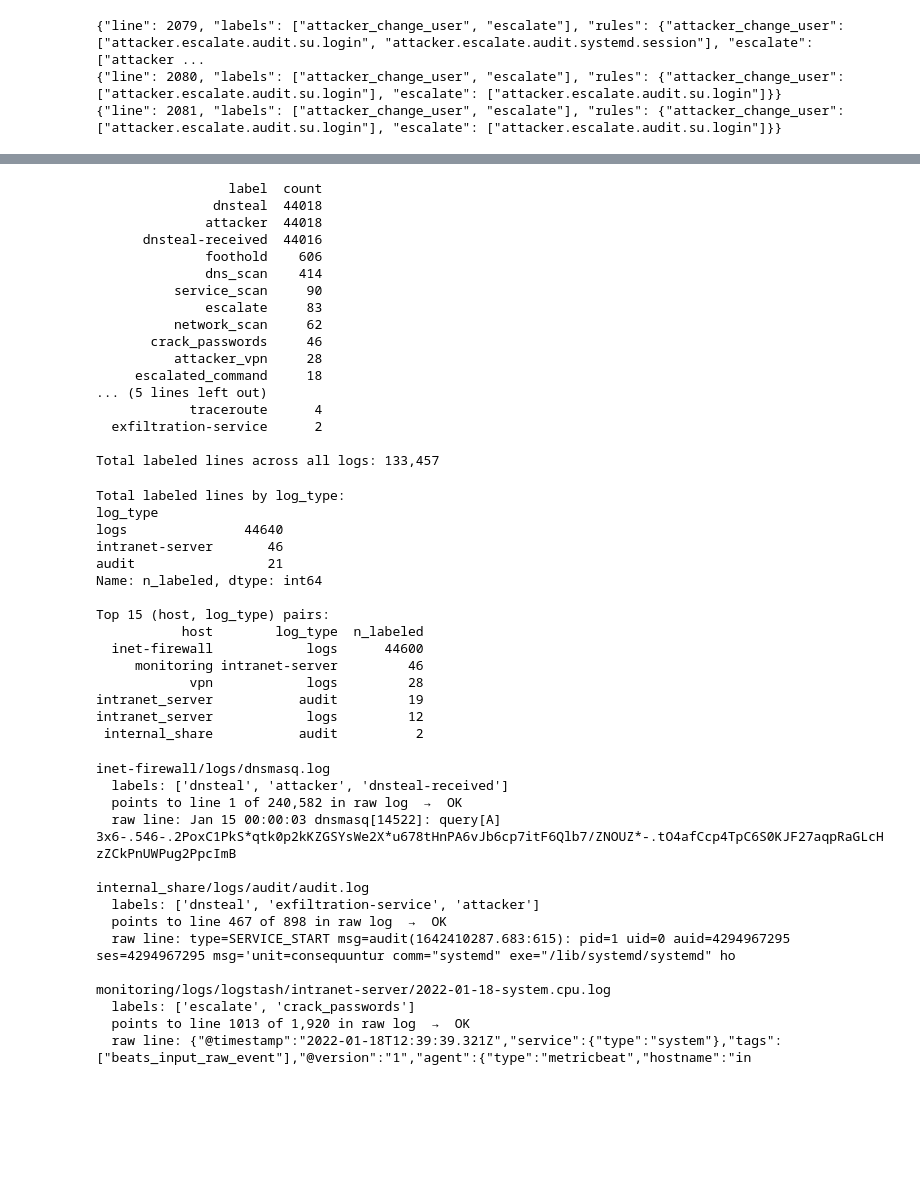
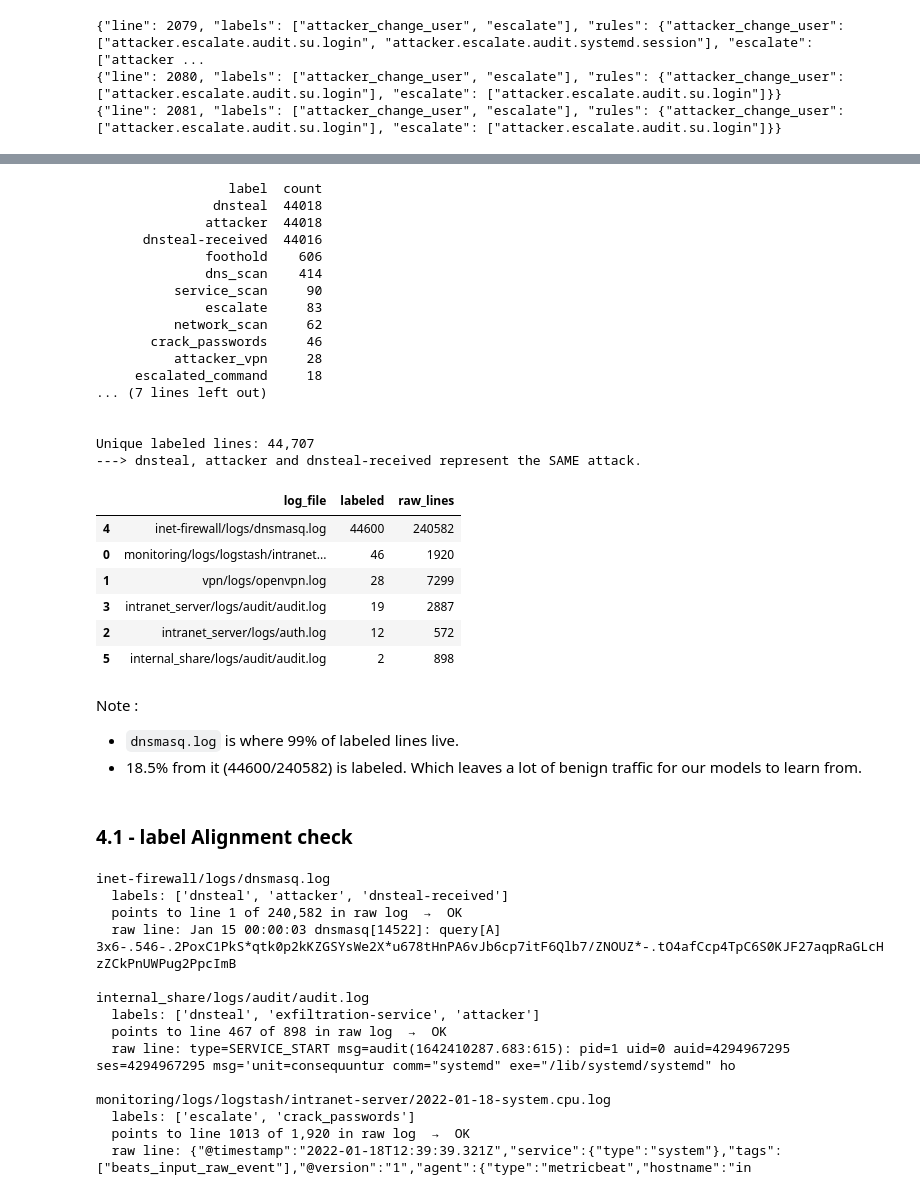
Before and after one commit to Muten-Roshi-Sama/federated-neural-network-cluster, a Jupyter notebook: federated/02-ait-exploration.ipynb, the cells around one changed output, grey strips where cells are left out. Drawn from its saved outputs; the diff is of its cells as text; code cells hidden in the pictures; blank space fills up the shorter version.

```diff
--- a/federated/02-ait-exploration.ipynb
+++ b/federated/02-ait-exploration.ipynb
@@ -215,7 +313,19 @@ label_df = pd.DataFrame(
     columns=["label", "count"],
 )
 print(label_df.to_string(index=False))
-print(f"\nTotal labeled lines across all logs: {sum(all_labels.values()):,}")
+
+# Count unique labeled lines, not (line × label) pairs
+unique_labeled_lines = 0
+for lf in LABELS.rglob("*.log"):
+    seen_here = set()
+    for raw in open(lf):
+        if raw.strip():
+            seen_here.add(json.loads(raw)["line"])
+    unique_labeled_lines += len(seen_here)
+
+print("\n")
+print(f"Unique labeled lines: {unique_labeled_lines:,}")
+print("---> dnsteal, attacker and dnsteal-received represent the SAME attack.")
 # %% [output]
                  label  count
                dnsteal  44018
@@ -229,41 +339,39 @@ print(f"\nTotal labeled lines across all logs: {sum(all_labels.values()):,}")
        crack_passwords     46
           attacker_vpn     28
      escalated_command     18
-... (5 lines left out)
-            traceroute      4
-  exfiltration-service      2
+... (7 lines left out)
 
-Total labeled lines across all logs: 133,457
+
+Unique labeled lines: 44,707
+---> dnsteal, attacker and dnsteal-received represent the SAME attack.
-# %%
-per_log_type = []
-for lf in LABELS.rglob("*.log"):
-    log_type = lf.parent.name          # e.g. "audit", "apache", "dns"
-    host = lf.relative_to(LABELS).parts[0]
-    n = sum(1 for line in open(lf) if line.strip())
-    if n:
-        per_log_type.append({"host": host, "log_type": log_type, "n_labeled": n})
-
-df = pd.DataFrame(per_log_type)
-print("Total labeled lines by log_type:")
-print(df.groupby("log_type")["n_labeled"].sum().sort_values(ascending=False))
-print("\nTop 15 (host, log_type) pairs:")
-print(df.sort_values("n_labeled", ascending=False).head(15).to_string(index=False))
-# %% [output]
-Total labeled lines by log_type:
-log_type
-logs               44640
-intranet-server       46
-audit                 21
-Name: n_labeled, dtype: int64
-
-Top 15 (host, log_type) pairs:
-           host        log_type  n_labeled
-  inet-firewall            logs      44600
-     monitoring intranet-server         46
-            vpn            logs         28
-intranet_server           audit         19
-intranet_server            logs         12
- internal_share           audit          2
+# %%
+#  Label counts per log file
+rows = []
+for lf in LABELS.rglob("*.log"):
+    raw_path = GATHER / lf.relative_to(LABELS)
+    if not raw_path.exists():
+        continue
+    n_lines = sum(1 for _ in open(lf) if _.strip())
+    rows.append({
+        "log_file": str(lf.relative_to(LABELS)),
+        "labeled":  n_lines,
+        "raw_lines": sum(1 for _ in open(raw_path)),
+    })
+pd.DataFrame(rows).sort_values("labeled", ascending=False)
+# %% [output]
+|  | log_file | labeled | raw_lines |
+| 4 | inet-firewall/logs/dnsmasq.log | 44600 | 240582 |
+| 0 | monitoring/logs/logstash/intranet... | 46 | 1920 |
+| 1 | vpn/logs/openvpn.log | 28 | 7299 |
+| 3 | intranet_server/logs/audit/audit.log | 19 | 2887 |
+| 2 | intranet_server/logs/auth.log | 12 | 572 |
+| 5 | internal_share/logs/audit/audit.log | 2 | 898 |
+# %% [markdown]
+Note :
+- `dnsmasq.log` is where 99% of labeled lines live.
+- 18.5% from it (44600/240582) is labeled. Which leaves a lot of benign traffic for our models to learn from.
+# %% [markdown]
+### 4.1 - label Alignment check
 # %%
 def verify_alignment(sample_n=3):
     """For a few random labeled files, confirm that the labeled line
```
Also changed, not shown: parts of 19 cells of this notebook, 1 other file.
